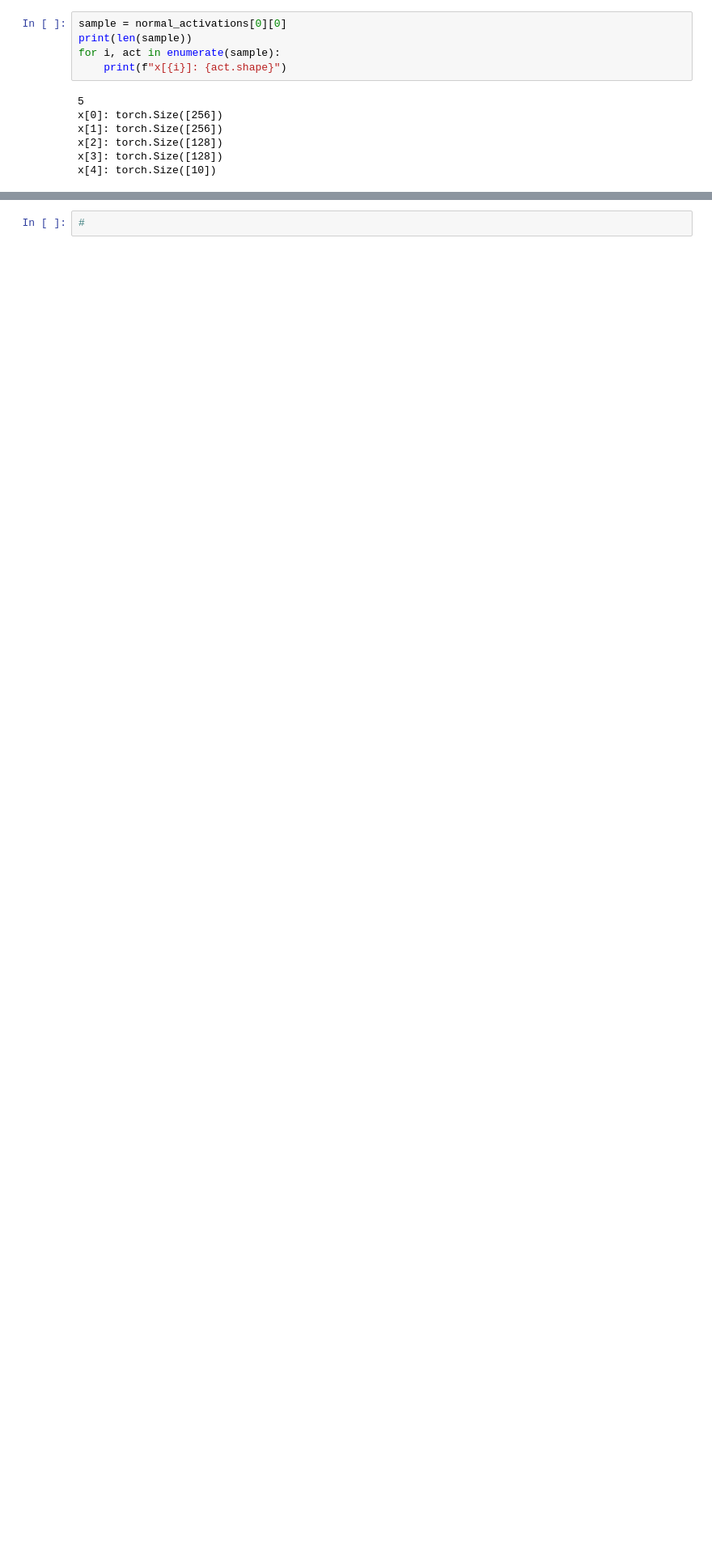
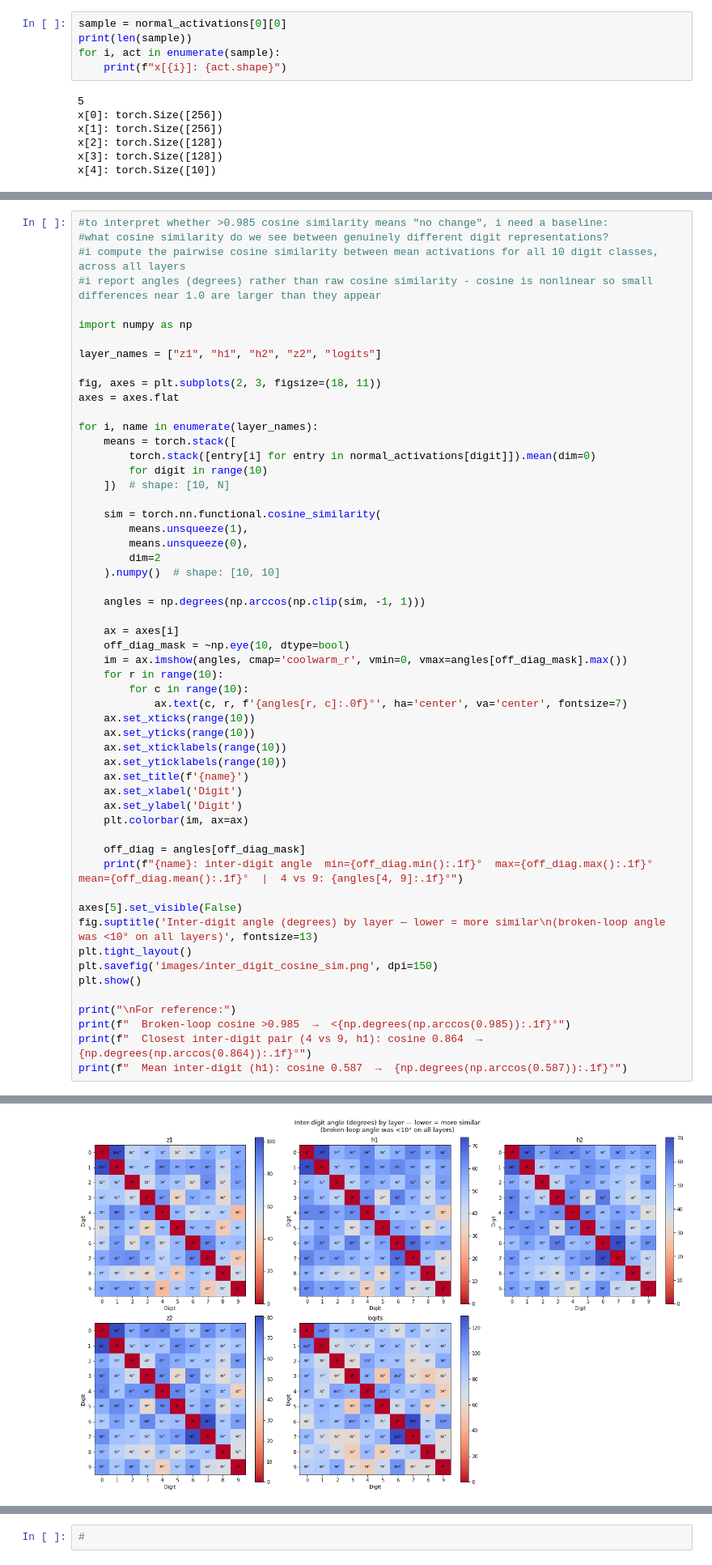
Before and after one commit to mild-rgb/mnist-mech-interp, a Jupyter notebook: mnist_interp_writeup.ipynb, the cells around one changed output, grey strips where cells are left out. Shown at 81% size. Drawn from its saved outputs; the diff is of its cells as text; blank space fills up the shorter version.

```diff
--- a/mnist_interp_writeup.ipynb
+++ b/mnist_interp_writeup.ipynb
@@ -312,0 +313,56 @@ Digit 6
+# %%
+#to interpret whether >0.985 cosine similarity means "no change", i need a baseline:
+#what cosine similarity do we see between genuinely different digit representations?
+#i compute the pairwise cosine similarity between mean activations for all 10 digit classes, across all layers
+#i report angles (degrees) rather than raw cosine similarity - cosine is nonlinear so small differences near 1.0 are larger than they appear
+
+import numpy as np
+
+layer_names = ["z1", "h1", "h2", "z2", "logits"]
+
+fig, axes = plt.subplots(2, 3, figsize=(18, 11))
+axes = axes.flat
+
+for i, name in enumerate(layer_names):
+    means = torch.stack([
+        torch.stack([entry[i] for entry in normal_activations[digit]]).mean(dim=0)
+        for digit in range(10)
+    ])  # shape: [10, N]
+
+    sim = torch.nn.functional.cosine_similarity(
+        means.unsqueeze(1),
+        means.unsqueeze(0),
+        dim=2
+    ).numpy()  # shape: [10, 10]
+
+    angles = np.degrees(np.arccos(np.clip(sim, -1, 1)))
+
+    ax = axes[i]
+    off_diag_mask = ~np.eye(10, dtype=bool)
+    im = ax.imshow(angles, cmap='coolwarm_r', vmin=0, vmax=angles[off_diag_mask].max())
+    for r in range(10):
+        for c in range(10):
+            ax.text(c, r, f'{angles[r, c]:.0f}°', ha='center', va='center', fontsize=7)
+    ax.set_xticks(range(10))
+    ax.set_yticks(range(10))
+    ax.set_xticklabels(range(10))
+    ax.set_yticklabels(range(10))
+    ax.set_title(f'{name}')
+    ax.set_xlabel('Digit')
+    ax.set_ylabel('Digit')
+    plt.colorbar(im, ax=ax)
+
+    off_diag = angles[off_diag_mask]
+    print(f"{name}: inter-digit angle  min={off_diag.min():.1f}°  max={off_diag.max():.1f}°  mean={off_diag.mean():.1f}°  |  4 vs 9: {angles[4, 9]:.1f}°")
+
+axes[5].set_visible(False)
+fig.suptitle('Inter-digit angle (degrees) by layer — lower = more similar\n(broken-loop angle was <10° on all layers)', fontsize=13)
+plt.tight_layout()
+plt.savefig('images/inter_digit_cosine_sim.png', dpi=150)
+plt.show()
+
+print("\nFor reference:")
+print(f"  Broken-loop cosine >0.985  →  <{np.degrees(np.arccos(0.985)):.1f}°")
+print(f"  Closest inter-digit pair (4 vs 9, h1): cosine 0.864  →  {np.degrees(np.arccos(0.864)):.1f}°")
+print(f"  Mean inter-digit (h1): cosine 0.587  →  {np.degrees(np.arccos(0.587)):.1f}°")
+# %% [output]
@@ -312,0 +374 @@ Digit 6
+[figure, added]
```
Also changed, not shown: parts of 6 cells of this notebook, 3 other files.
